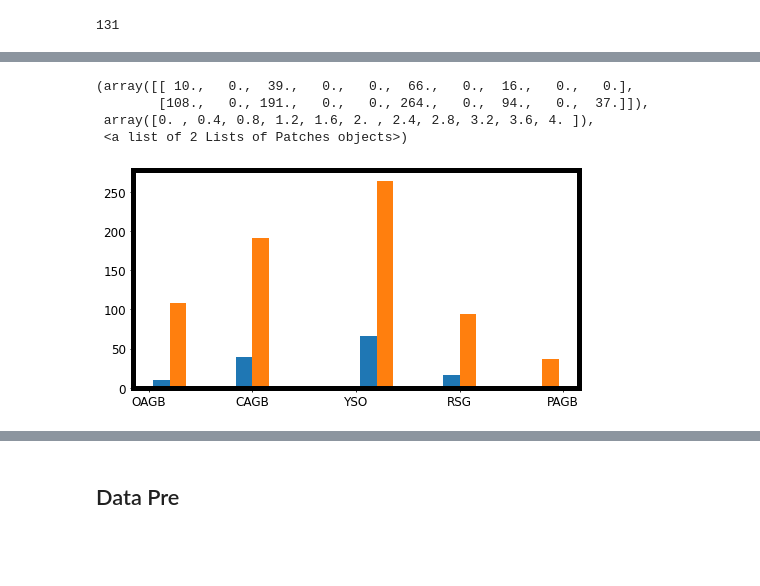
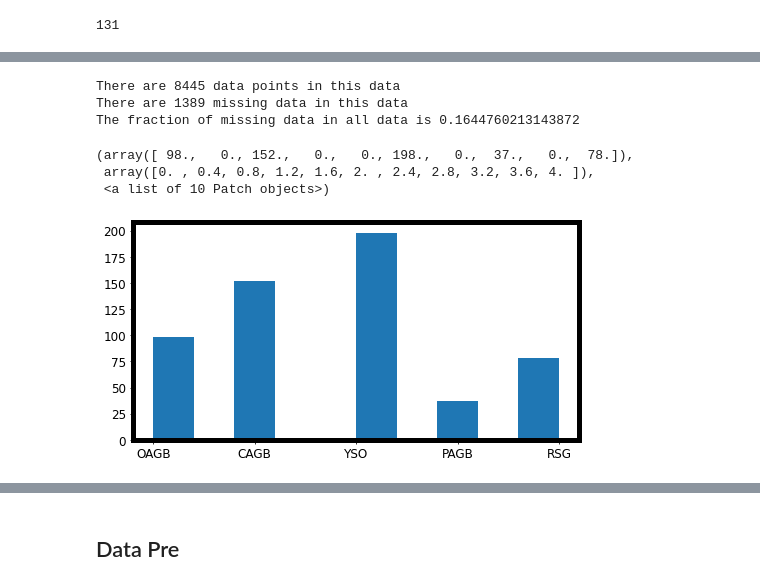
Before and after one commit to Mahdi-Abdollahii/Dusty-Stellar-Sources-Classification, a Jupyter notebook: Data_Pre.ipynb, the cells around one changed output, grey strips where cells are left out. Saved outputs shown, nothing was run; the diff lists cells and outputs as text; code cells hidden in the pictures; blank space fills up the shorter version.

```diff
--- a/Data_Pre.ipynb
+++ b/Data_Pre.ipynb
@@ -333,12 +333,14 @@ In the next step we should find the number of missing values in for each stars.
 # %%
 list_row_nan = []
 list_Class = []
-list_row_nan_5 = []
-list_Class_5 = []
+list_row_nan_6 = []
+list_Class_6 = []
+list_index_6 = []
 for i in range(0,len(X)):
   list_row_nan.append(np.count_nonzero(np.isnan(X.iloc[i])))
   list_Class.append(Y.iloc[i][0])
   if np.count_nonzero(np.isnan(X.iloc[i])) > 6 :
-    list_row_nan_5.append(np.count_nonzero(np.isnan(X.iloc[i])))
-    list_Class_5.append(Y.iloc[i][0])
+    list_row_nan_6.append(np.count_nonzero(np.isnan(X.iloc[i])))
+    list_Class_6.append(Y.iloc[i][0])
+    list_index_6.append(i)
 # %%
@@ -358,0 +373,2 @@ len(list_row_nan_5)
+# %%
+Y.drop(list_index_6, axis=0, inplace=True)
@@ -359,8 +391,19 @@ len(list_row_nan_5)
+# %%
+nan_data_point = np.count_nonzero(np.isnan(X))
+all_data_point = X.shape[0]*X.shape[1]
+missing_fraction = np.count_nonzero(np.isnan(X))/(X.shape[0]*X.shape[1])
+
+print(f'There are {all_data_point} data points in this data')
+print(f'There are {nan_data_point} missing data in this data')
+print(f'The fraction of missing data in all data is {missing_fraction}')
+# %% [output]
+There are 8445 data points in this data
+There are 1389 missing data in this data
+The fraction of missing data in all data is 0.1644760213143872
 # %%
-plt.hist([list_Class_5,Y['Class']])
+plt.hist(Y['Class'])
 # %% [output]
-(array([[ 10.,   0.,  39.,   0.,   0.,  66.,   0.,  16.,   0.,   0.],
-        [108.,   0., 191.,   0.,   0., 264.,   0.,  94.,   0.,  37.]]),
+(array([ 98.,   0., 152.,   0.,   0., 198.,   0.,  37.,   0.,  78.]),
  array([0. , 0.4, 0.8, 1.2, 1.6, 2. , 2.4, 2.8, 3.2, 3.6, 4. ]),
- <a list of 2 Lists of Patches objects>)
+ <a list of 10 Patch objects>)
-[figure, old version]
+[figure, new version]
```
Also changed, not shown: parts of 12 cells of this notebook.
